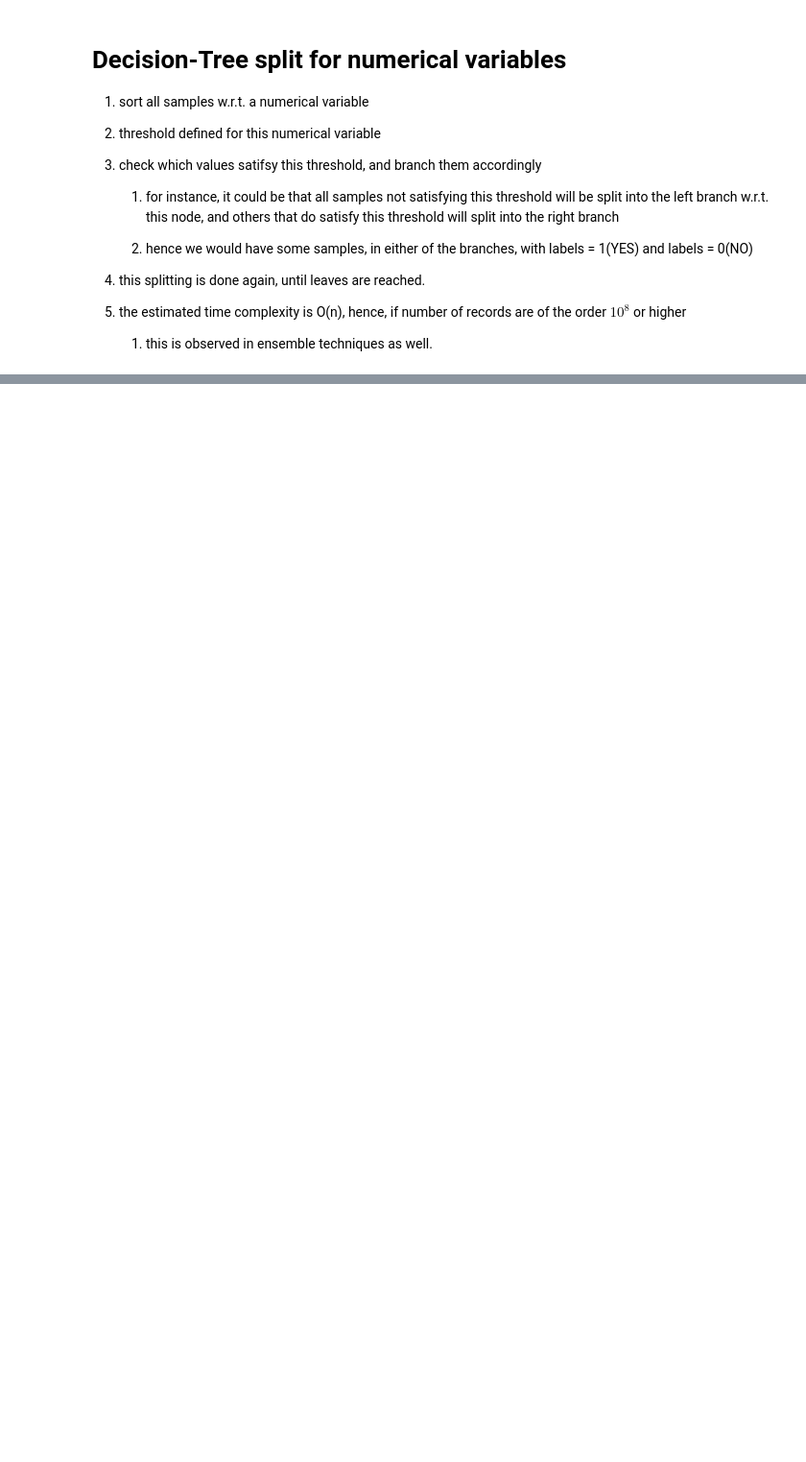
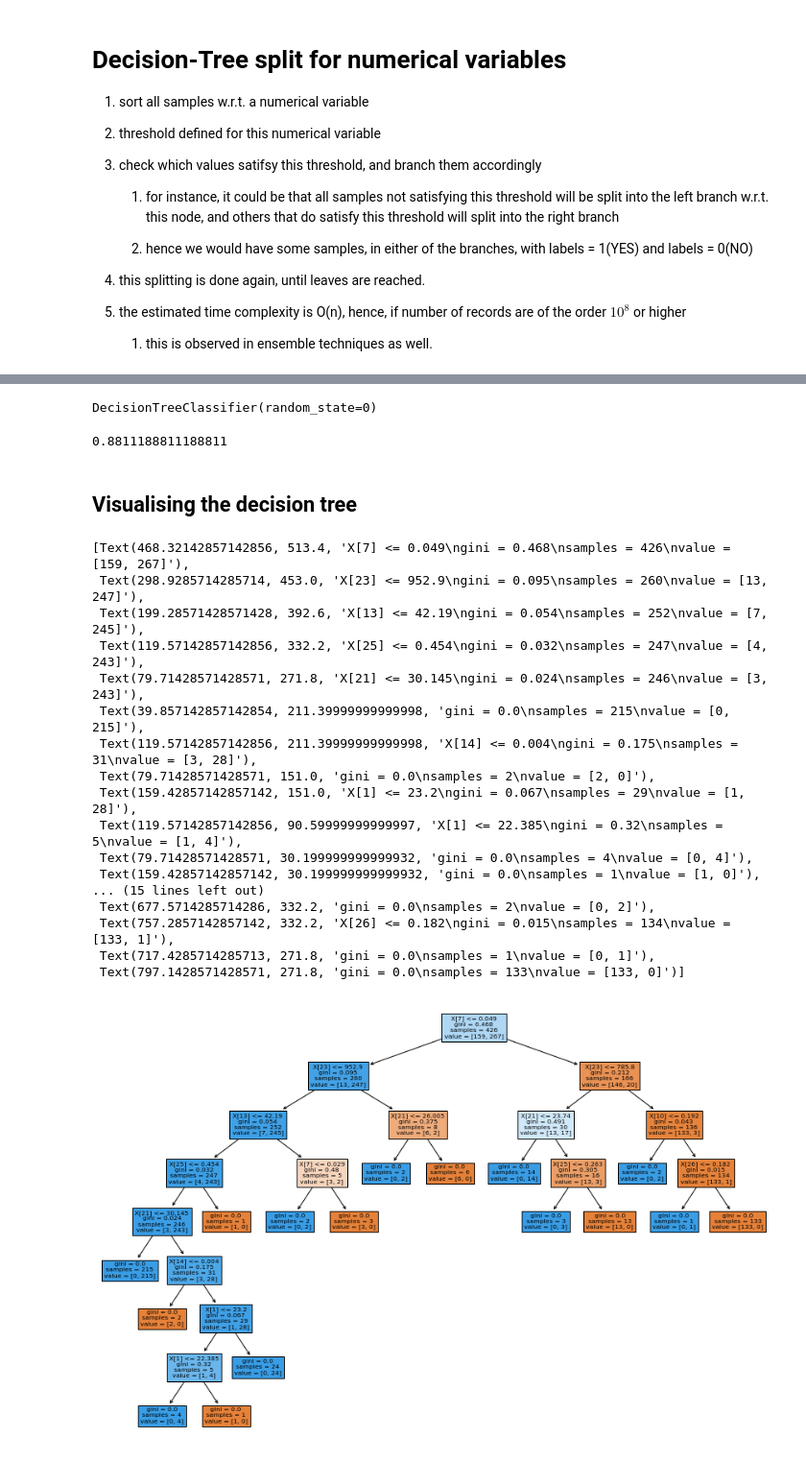
Before and after one commit to akshayDev17/Machine-Learning-Concepts, a Jupyter notebook: src/DecisionTrees.ipynb, the cells around one changed output, grey strips where cells are left out. Shown: that part at 96% size. Saved outputs shown, nothing was run; the diff lists cells and outputs as text; code cells hidden in the pictures; blank space fills up the shorter version.

Commit message:
added bias-variance tradeoff, decision tree pruning, regression tree algorithm, visualisation of decision tree model

```diff
--- a/src/DecisionTrees.ipynb
+++ b/src/DecisionTrees.ipynb
@@ -127,0 +189,39 @@
+# %%
+X, y = load_breast_cancer(return_X_y = True)
+x_train, x_test, y_train, y_test = train_test_split(X, y, random_state=0)
+
+clf = DecisionTreeClassifier(random_state=0)
+clf.fit(x_train, y_train)
+# %% [output]
+DecisionTreeClassifier(random_state=0)
+# %%
+y_pred = clf.predict(x_test)
+from sklearn.metrics import accuracy_score
+accuracy_score(y_pred, y_test)
+# %% [output]
+0.8811188811188811
+# %% [markdown]
+## Visualising the decision tree
+# %%
+from sklearn import tree
+plt.figure(figsize=(15, 10))
+tree.plot_tree(clf, filled=True)
+# %% [output]
+[Text(468.32142857142856, 513.4, 'X[7] <= 0.049\ngini = 0.468\nsamples = 426\nvalue = [159, 267]'),
+ Text(298.9285714285714, 453.0, 'X[23] <= 952.9\ngini = 0.095\nsamples = 260\nvalue = [13, 247]'),
+ Text(199.28571428571428, 392.6, 'X[13] <= 42.19\ngini = 0.054\nsamples = 252\nvalue = [7, 245]'),
+ Text(119.57142857142856, 332.2, 'X[25] <= 0.454\ngini = 0.032\nsamples = 247\nvalue = [4, 243]'),
+ Text(79.71428571428571, 271.8, 'X[21] <= 30.145\ngini = 0.024\nsamples = 246\nvalue = [3, 243]'),
+ Text(39.857142857142854, 211.39999999999998, 'gini = 0.0\nsamples = 215\nvalue = [0, 215]'),
+ Text(119.57142857142856, 211.39999999999998, 'X[14] <= 0.004\ngini = 0.175\nsamples = 31\nvalue = [3, 28]'),
+ Text(79.71428571428571, 151.0, 'gini = 0.0\nsamples = 2\nvalue = [2, 0]'),
+ Text(159.42857142857142, 151.0, 'X[1] <= 23.2\ngini = 0.067\nsamples = 29\nvalue = [1, 28]'),
+ Text(119.57142857142856, 90.59999999999997, 'X[1] <= 22.385\ngini = 0.32\nsamples = 5\nvalue = [1, 4]'),
+ Text(79.71428571428571, 30.199999999999932, 'gini = 0.0\nsamples = 4\nvalue = [0, 4]'),
+ Text(159.42857142857142, 30.199999999999932, 'gini = 0.0\nsamples = 1\nvalue = [1, 0]'),
+... (15 lines left out)
+ Text(677.5714285714286, 332.2, 'gini = 0.0\nsamples = 2\nvalue = [0, 2]'),
+ Text(757.2857142857142, 332.2, 'X[26] <= 0.182\ngini = 0.015\nsamples = 134\nvalue = [133, 1]'),
+ Text(717.4285714285713, 271.8, 'gini = 0.0\nsamples = 1\nvalue = [0, 1]'),
+ Text(797.1428571428571, 271.8, 'gini = 0.0\nsamples = 133\nvalue = [133, 0]')]
+[figure, added]
```
Also changed, not shown: parts of 24 cells of this notebook, 6 other files.
